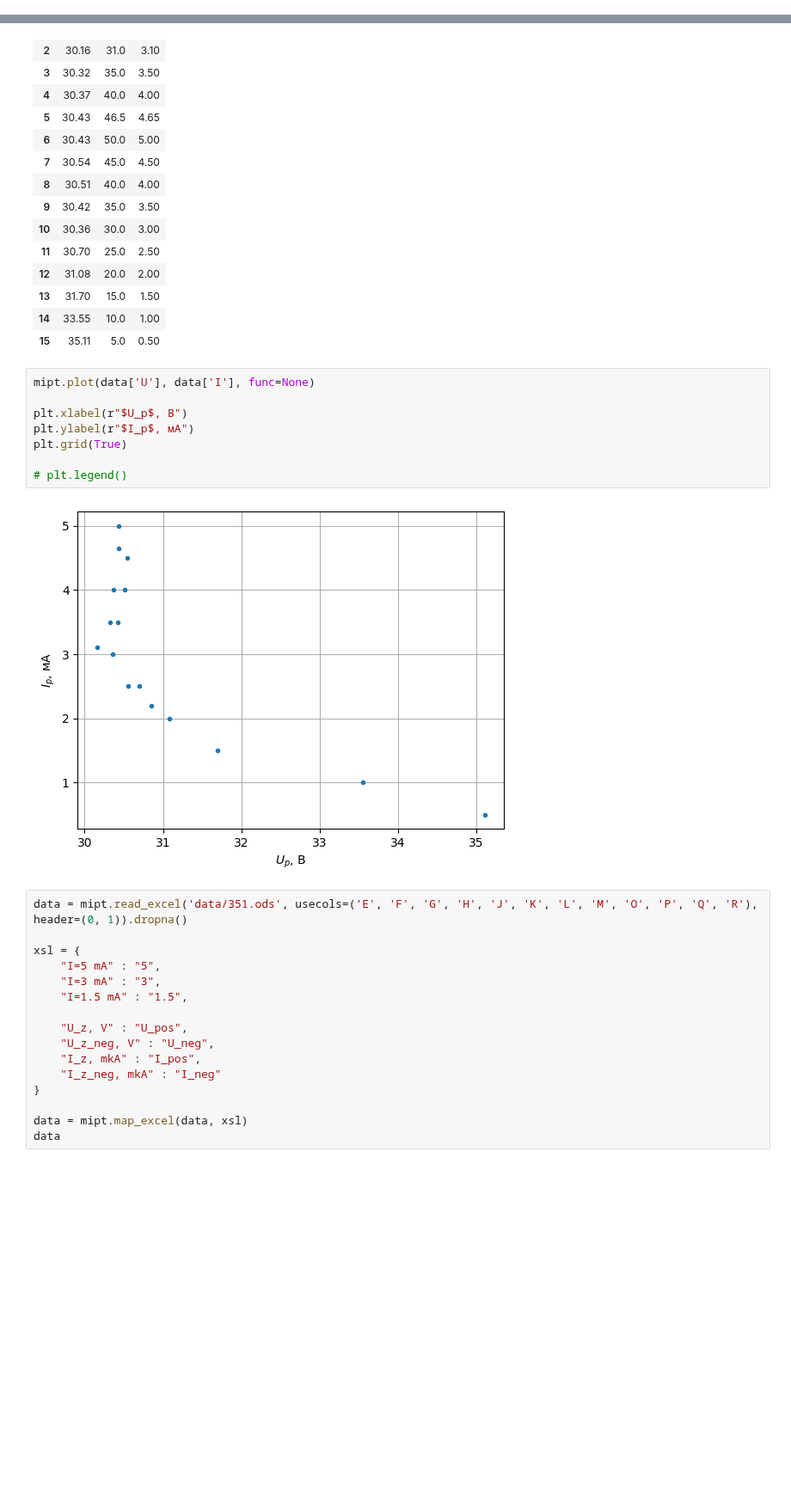
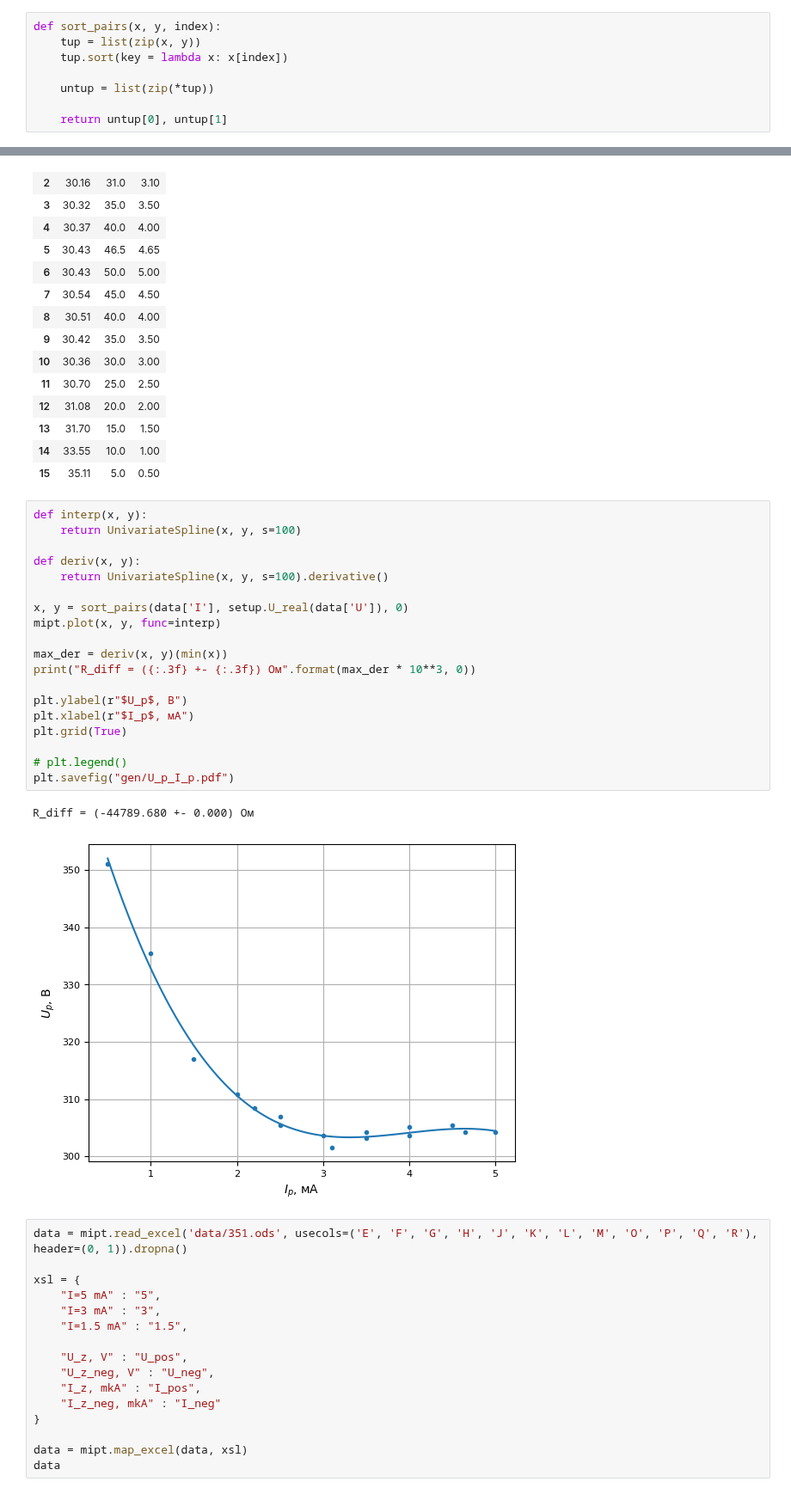
Before and after one commit to futherus/mipt_lab, a Jupyter notebook: 3.5.1/Simankovich_Maslov/351.ipynb, the cells around one changed output, grey strips where cells are left out. Shown at 86% size. Saved outputs shown, nothing was run; the diff lists cells and outputs as text; blank space fills up the shorter version.

```diff
--- a/3.5.1/Simankovich_Maslov/351.ipynb
+++ b/3.5.1/Simankovich_Maslov/351.ipynb
@@ -70,3 +52,11 @@ class setup:
+# %%
+def sort_pairs(x, y, index):
+    tup = list(zip(x, y))
+    tup.sort(key = lambda x: x[index])
+
+    untup = list(zip(*tup))
+
+    return untup[0], untup[1]
 # %%
 data = mipt.read_excel('data/351.ods', usecols=('A', 'B'), header=(0)).dropna()
 
@@ -98,16 +88,28 @@ data
 | 13 | 31.70 | 15.0 | 1.50 |
 | 14 | 33.55 | 10.0 | 1.00 |
 | 15 | 35.11 | 5.0 | 0.50 |
-# %%
-mipt.plot(data['U'], data['I'], func=None)
-
-plt.xlabel(r"$U_p$, В")
-plt.ylabel(r"$I_p$, мА")
-plt.grid(True)
-
-# plt.legend()
-# %% [output]
-[figure, removed]
+# %%
+def interp(x, y):
+    return UnivariateSpline(x, y, s=100)
+
+def deriv(x, y):
+    return UnivariateSpline(x, y, s=100).derivative()
+
+x, y = sort_pairs(data['I'], setup.U_real(data['U']), 0)
+mipt.plot(x, y, func=interp)
+
+max_der = deriv(x, y)(min(x))
+print("R_diff = ({:.3f} +- {:.3f}) Ом".format(max_der * 10**3, 0))
+
+plt.ylabel(r"$U_p$, В")
+plt.xlabel(r"$I_p$, мА")
+plt.grid(True)
+
+# plt.legend()
+plt.savefig("gen/U_p_I_p.pdf")
+# %% [output]
+R_diff = (-44789.680 +- 0.000) Ом
+[figure, added]
 # %%
 data = mipt.read_excel('data/351.ods', usecols=('E', 'F', 'G', 'H', 'J', 'K', 'L', 'M', 'O', 'P', 'Q', 'R'), header=(0, 1)).dropna()
 
```
Also changed, not shown: parts of 8 cells of this notebook, 4 other files.
